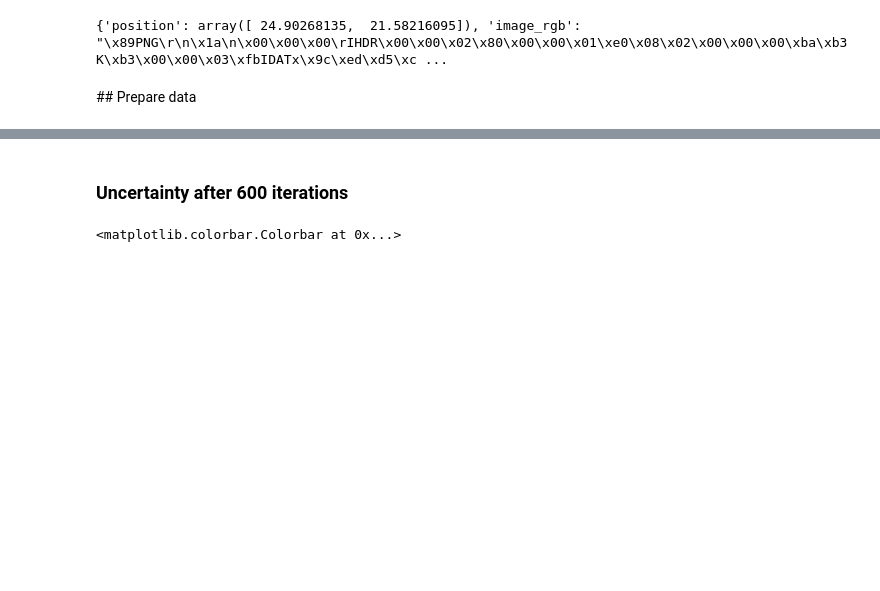
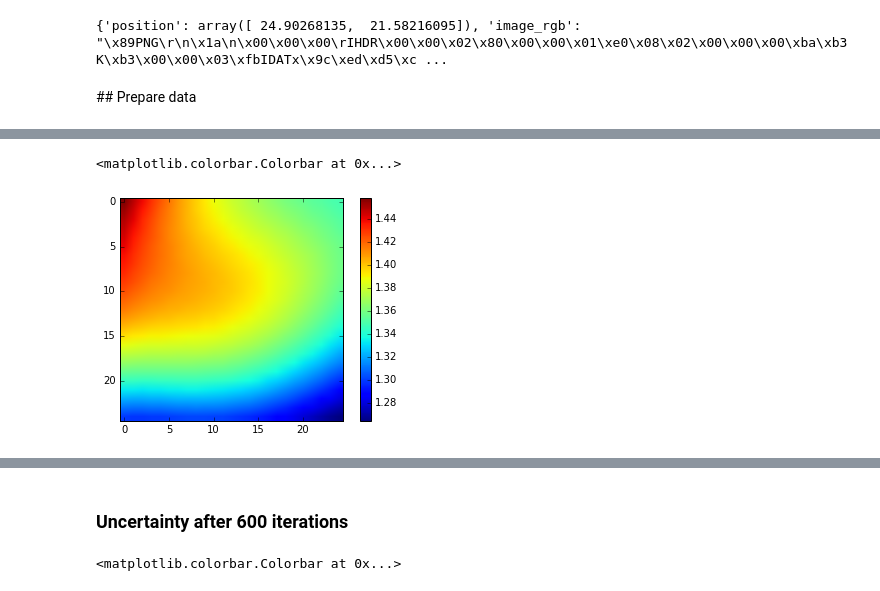
Before and after one commit to mjm522/aml, a Jupyter notebook: aml_dl/src/aml_dl/mdn/notebooks/ensemble_forward_model_box2d.ipynb, the cells around one changed output, grey strips where cells are left out. Saved outputs shown, nothing was run; the diff lists cells and outputs as text; code cells hidden in the pictures; blank space fills up the shorter version.

```diff
--- a/aml_dl/src/aml_dl/mdn/notebooks/ensemble_forward_model_box2d.ipynb
+++ b/aml_dl/src/aml_dl/mdn/notebooks/ensemble_forward_model_box2d.ipynb
@@ -152,0 +170,20 @@ for i in range(200):
+# %%
+unc_map = np.zeros((25,25))
+mean_map = np.zeros((25,25))
+
+test_x_coord = np.linspace(-0.4, 0.4, 25)
+test_y_coord = np.linspace(0.4, -0.4, 25)
+test_action = np.linspace(0, 2*np.pi, 25)
+
+for j in range(25):
+    for i in range(25):
+        for k in range(25):
+            mean_out, var_out = ensamble_mdn.forward(sess, [[test_x_coord[i],test_y_coord[j],0,0,test_action[k]]])
+
+            unc_map[i,j] += np.mean(var_out[0])
+
+plt.imshow(unc_map/25)
+plt.colorbar()
+# %% [output]
+<matplotlib.colorbar.Colorbar at 0x...>
+[figure, added]
```
Also changed, not shown: parts of 14 cells of this notebook, 2 other files.
